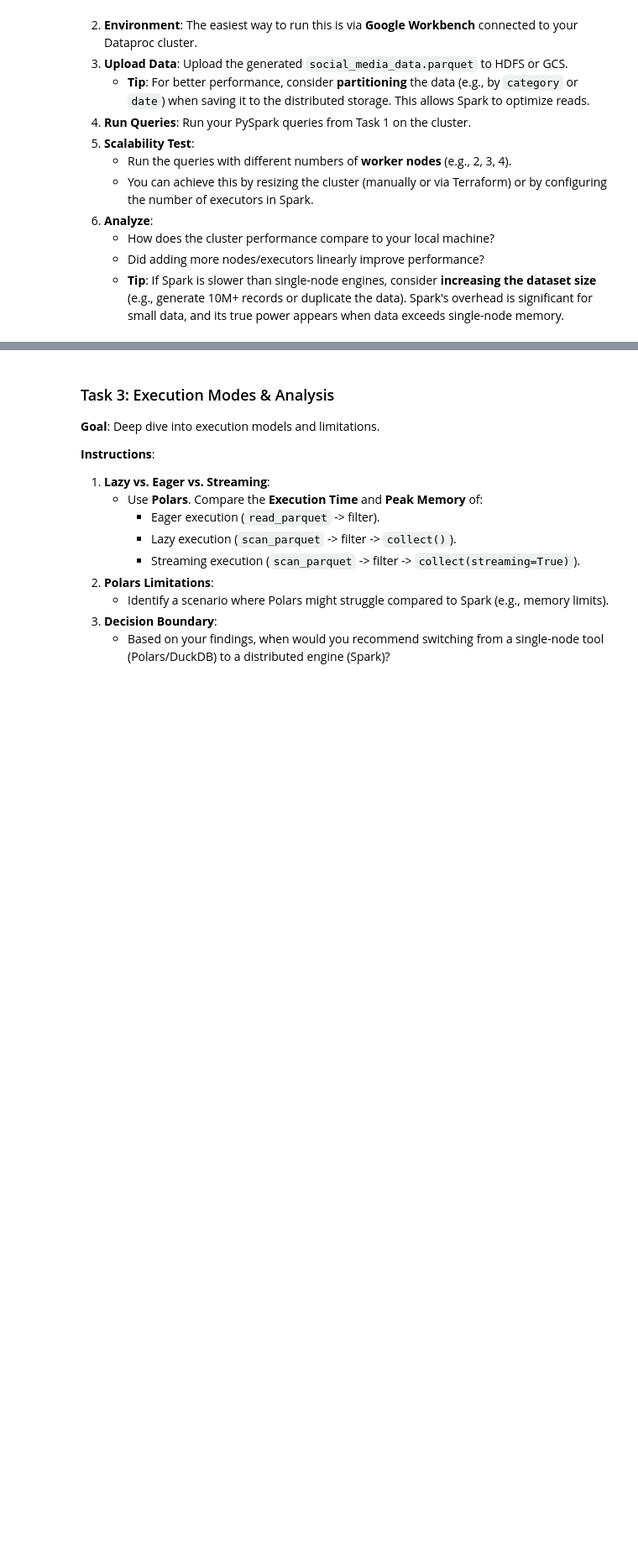
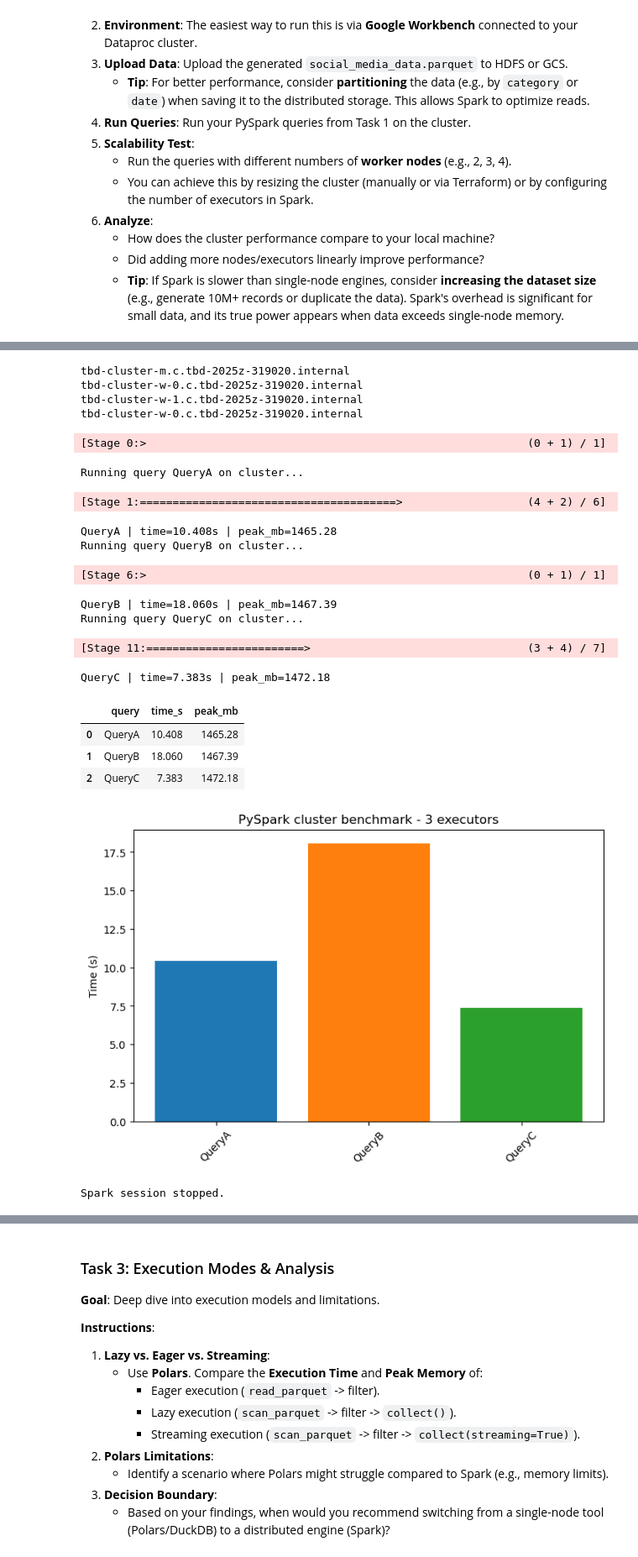
Before and after one commit to FilipBudzynski/tbd-workshop-1, a Jupyter notebook: notebooks/tbd_phase_2.ipynb, the cells around one changed output, grey strips where cells are left out. Shown at 84% size. Drawn from its saved outputs; the diff is of its cells as text; code cells hidden in the pictures; blank space fills up the shorter version.

```diff
--- a/notebooks/tbd_phase_2.ipynb
+++ b/notebooks/tbd_phase_2.ipynb
@@ -444,0 +494,10 @@ file_path = "gs://tbd-2025z-319020-dataproc-staging/data/social_media_data.parqu
+# %%
+# 3 Executors
+spark = (
+    SparkSession.builder
+    .appName("BigDataLab2-Cluster")
+    .master("yarn")
+    .config("spark.executor.instances", 3)
+    .config("spark.dynamicAllocation.enabled", "true")
+    .getOrCreate()
+)
@@ -444,0 +509,31 @@ file_path = "gs://tbd-2025z-319020-dataproc-staging/data/social_media_data.parqu
+# %%
+sc = spark._jsc.sc()
+for executor in sc.statusTracker().getExecutorInfos():
+    print(executor.host())
+# %% [output]
+tbd-cluster-m.c.tbd-2025z-319020.internal
+tbd-cluster-w-0.c.tbd-2025z-319020.internal
+tbd-cluster-w-1.c.tbd-2025z-319020.internal
+tbd-cluster-w-0.c.tbd-2025z-319020.internal
+# %%
+try:
+    run_spark_cluster_benchmark(spark, 3, DATA_PATH)
+except:
+    spark.stop()
+# %% [output]
+[Stage 0:>                                                          (0 + 1) / 1]
+Running query QueryA on cluster...
+[Stage 1:=======================================>                   (4 + 2) / 6]
+QueryA | time=10.408s | peak_mb=1465.28
+Running query QueryB on cluster...
+[Stage 6:>                                                          (0 + 1) / 1]
+QueryB | time=18.060s | peak_mb=1467.39
+Running query QueryC on cluster...
+[Stage 11:========================>                                 (3 + 4) / 7]
+QueryC | time=7.383s | peak_mb=1472.18
+|  | query | time_s | peak_mb |
+| 0 | QueryA | 10.408 | 1465.28 |
+| 1 | QueryB | 18.060 | 1467.39 |
+| 2 | QueryC | 7.383 | 1472.18 |
+[figure, added]
+Spark session stopped.
```
Also changed, not shown: parts of 32 cells of this notebook.
